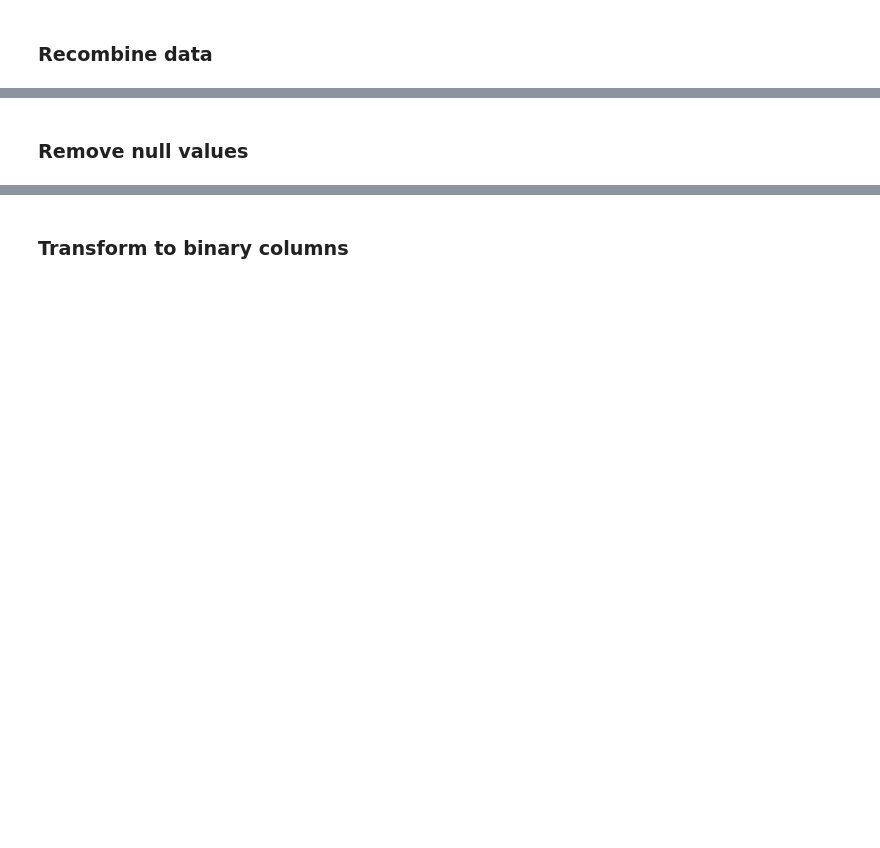
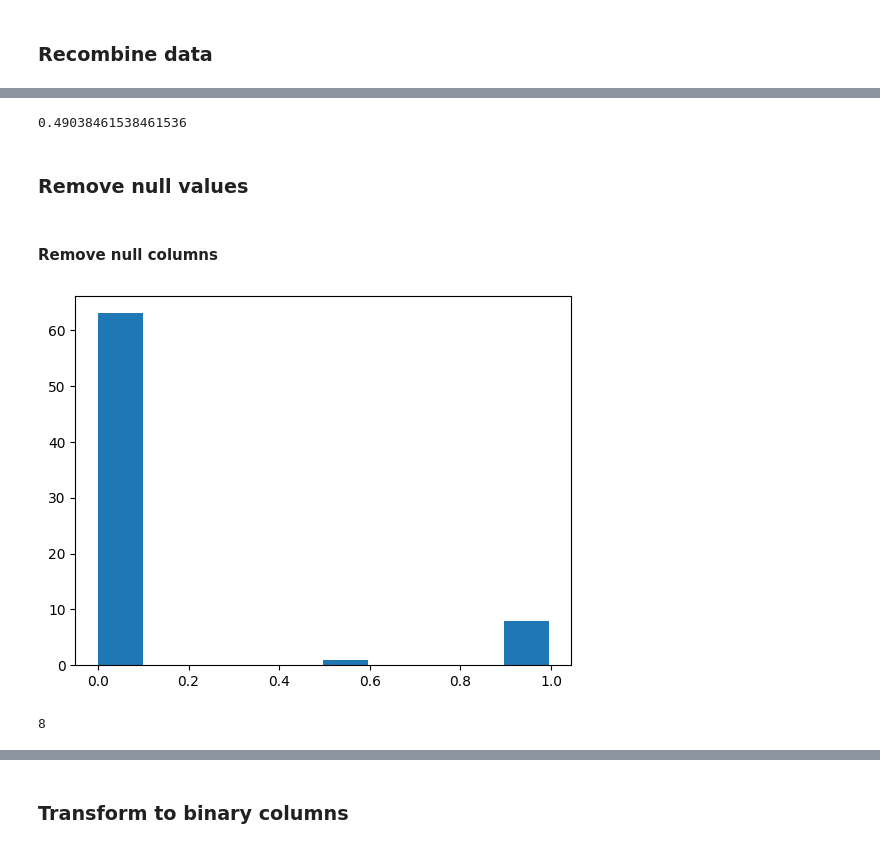
Before and after one commit to krusand/Analyzing-concussions-through-eyetracking-measurements, a Jupyter notebook: SurveyResponses.ipynb, the cells around one changed output, grey strips where cells are left out. Drawn from its saved outputs; the diff is of its cells as text; code cells hidden in the pictures; blank space fills up the shorter version.

```diff
--- a/SurveyResponses.ipynb
+++ b/SurveyResponses.ipynb
@@ -188,6 +188,19 @@ data_coalesce["screen:3_Jeg har svært ved / generes af at læse undertekster p
         "screen:3_Jeg har svært ved at læse undertekster på tv"]]
     .bfill(axis=1).iloc[:, 0]
 )
+
+data_coalesce = data_coalesce.drop([
+    "synsskarphed:2_Jeg oplever, at skarpheden af synet varierer i løbet af dagen",
+    "synskomfort:2_Jeg oplever udtrætning eller ømhed af øjnene efter at have brugt dem en hel dag",
+    "lysfolsomhed:1_Udendørs lys blænder – jeg bliver nødt til at bruge solbriller",
+    "lysfolsomhed:2_Jeg oplever, at lys fra billygter i mørke blænder eller er ubehageligt",
+    "movement:1_Jeg undgår situationer med mange synsindtryk",
+    "movement:6_Min balance bliver påvirket, når jeg ser til siden under gang eller når jeg cykler",
+    "reading:1_Min koncentrationsevne er påvirket ved læsning",
+    "reading:6_Jeg mister læsestedet ved læsning",
+    "reading:7_Jeg har begrænset udholdenhed ved synskrævende aktiviteter tæt på",
+    "screen:3_Jeg har svært ved at læse undertekster på tv"
+    ], axis=1)
 # %% [markdown]
 ### Split data in meta data and question
 # %%
@@ -196,6 +209,5 @@ data = data_coalesce.drop(["category", "date", "id", "version"], axis=1)
 # %% [markdown]
 ### Rename columns
 # %%
-column_names = data.columns
-column_dict = { c:("").join(re.split(r"(:[0-9])_", c)[0:2]) for c in column_names}
+column_dict = { c:("").join(re.split(r"(:[0-9])_", c)[0:2]) for c in data.columns}
 data.columns = column_dict.values()
@@ -295,2 +293,7 @@ data_full = pd.concat([data, metadata], axis=1)
+# %%
+# Removed half of the rows
+(data_full.shape[0]-data_rm_dups.shape[0])/data_full.shape[0]
+# %% [output]
+0.49038461538461536
 # %% [markdown]
 ### Remove null values
@@ -298,0 +300,7 @@ n_rows, n_cols = data_full.shape
+# %% [markdown]
+#### Remove null columns
+# %%
+col_nan_count = data_rm_dups.isna().sum(axis=0)
+plt.hist(col_nan_count/data_rm_dups.shape[0]);
+# %% [output]
+[figure, added]
@@ -298,0 +312,5 @@ n_rows, n_cols = data_full.shape
+# %%
+# Columns removed
+data_full.shape[1]-data_rm_cols.shape[1]
+# %% [output]
+8
```
Also changed, not shown: parts of 49 cells of this notebook.
